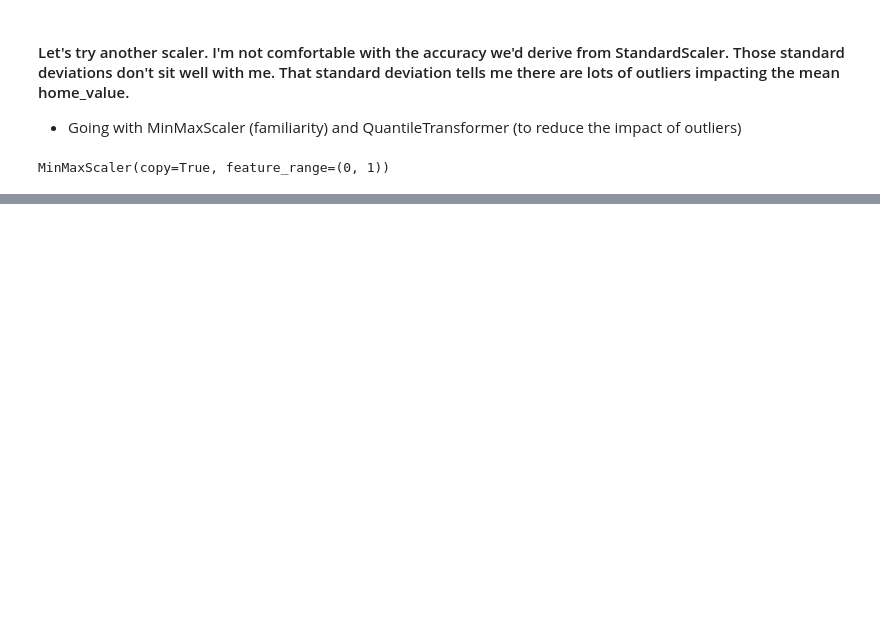
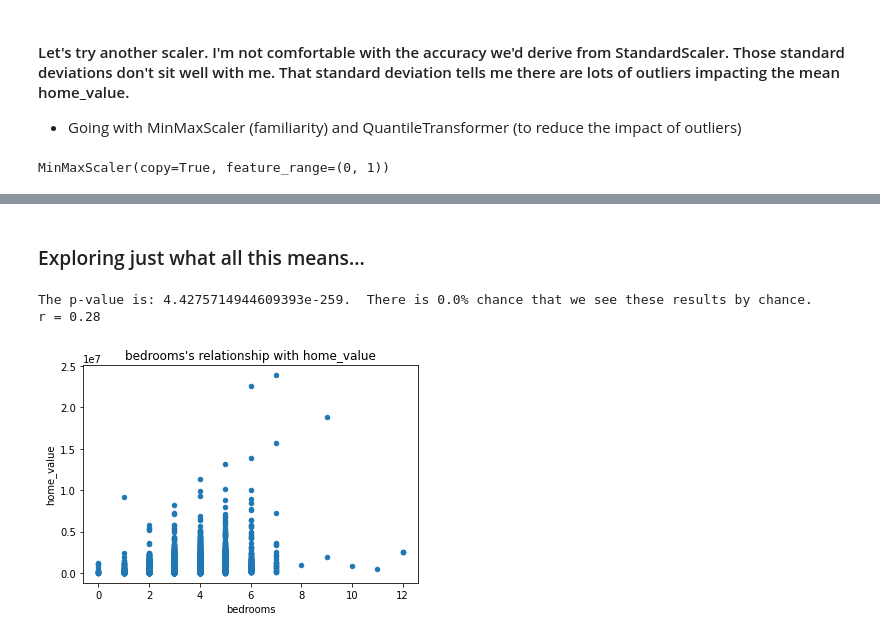
Before and after one commit to nickjoseph210/zillow_regression_NJ, a Jupyter notebook: Zillow_mvp.ipynb, the cells around one changed output, grey strips where cells are left out. Saved outputs shown, nothing was run; the diff lists cells and outputs as text; code cells hidden in the pictures; blank space fills up the shorter version.

```diff
--- a/Zillow_mvp.ipynb
+++ b/Zillow_mvp.ipynb
@@ -432,0 +429,16 @@ test_scaled3
+# %% [markdown]
+### Exploring just what all this means...
+# %%
+def correlation_exploration(df, x_string, y_string):
+    r, p = stats.pearsonr(df[x_string], df[y_string])
+    df.plot.scatter(x_string, y_string)
+    plt.title(f"{x_string}'s relationship with {y_string}")
+    print(f"The p-value is: {p}.  There is {round(p,3)}% chance that we see these results by chance.")
+    print(f"r = {round(r, 2)}")
+    plt.show()
+# %%
+correlation_exploration(df, "bedrooms", "home_value")
+# %% [output]
+The p-value is: 4.4275714944609393e-259.  There is 0.0% chance that we see these results by chance.
+r = 0.28
+[figure, added]
```
Also changed, not shown: parts of 50 cells of this notebook.
